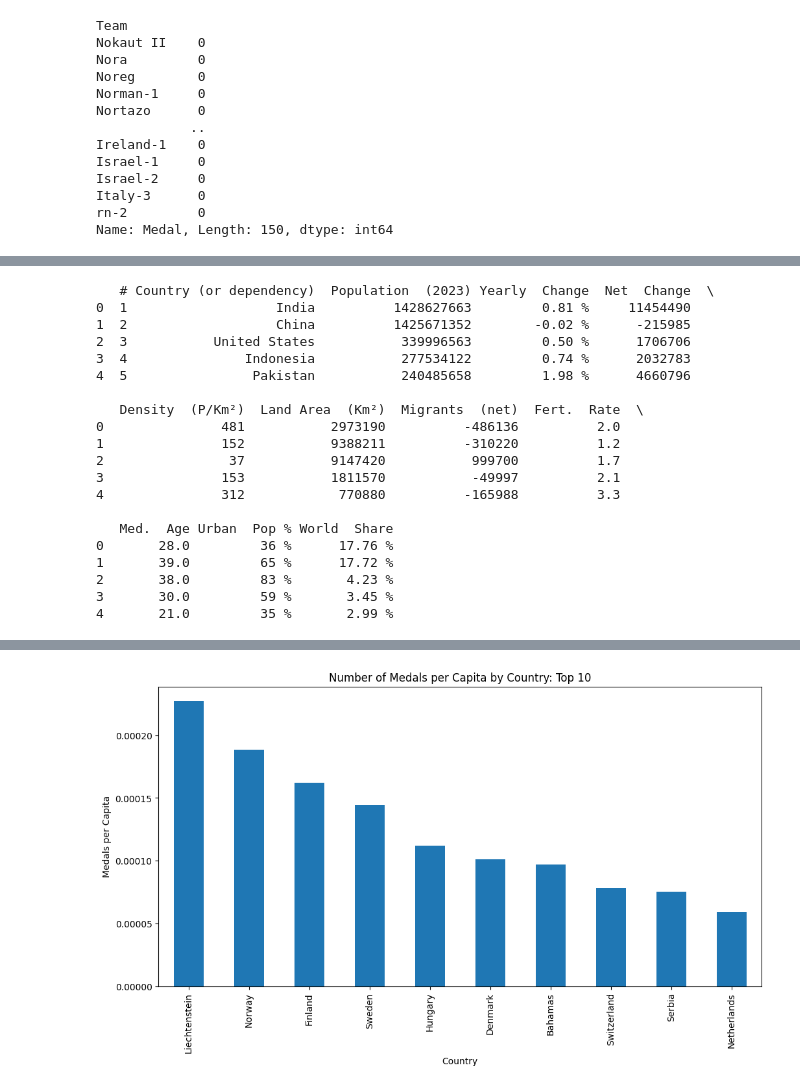
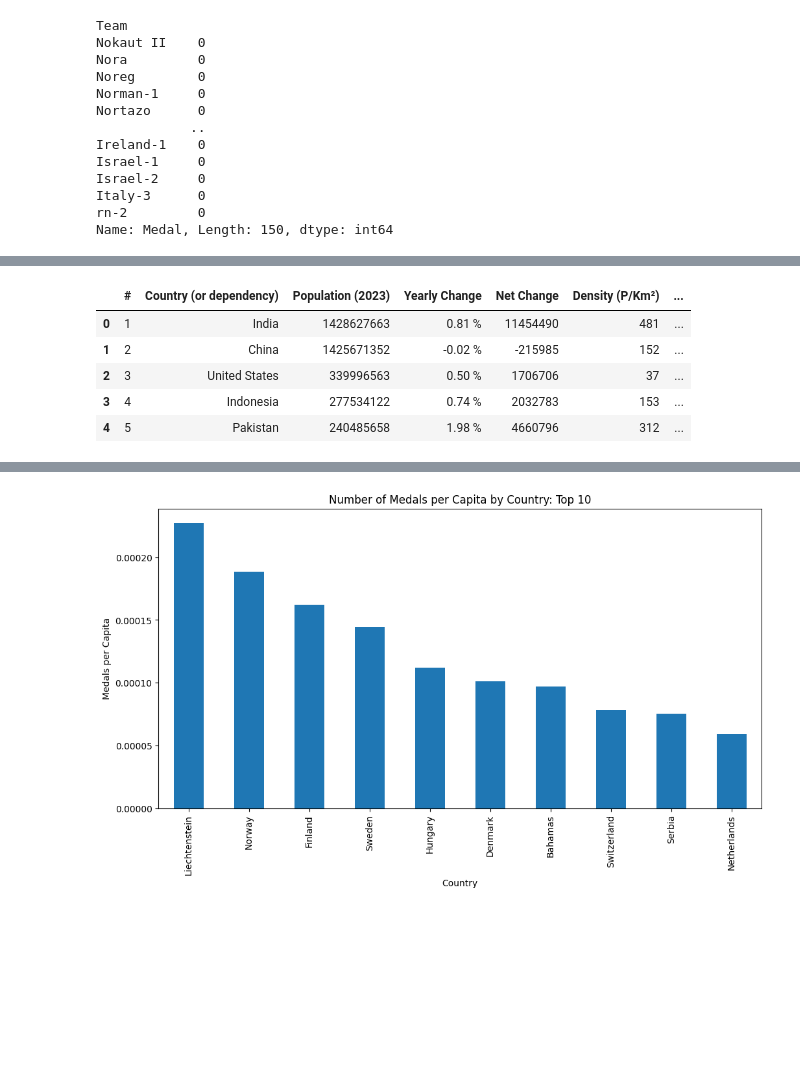
Before and after one commit to TobiasEnglund/Projekt-OS-Italien, a Jupyter notebook: Uppgift_0.ipynb, the cells around one changed output, grey strips where cells are left out. Saved outputs shown, nothing was run; the diff lists cells and outputs as text; code cells hidden in the pictures; blank space fills up the shorter version.

```diff
--- a/Uppgift_0.ipynb
+++ b/Uppgift_0.ipynb
@@ -338,29 +335,15 @@ athlete_events.head(5)
 # %%
 # Import population by country data
 
 url = 'https://www.worldometers.info/world-population/population-by-country/'
 tables = pd.read_html(url)
 df = tables[0]
-print(df.head(5))
+df.head(5)
 # %% [output]
-   # Country (or dependency)  Population  (2023) Yearly  Change  Net  Change  \
-0  1                   India          1428627663         0.81 %     11454490
-1  2                   China          1425671352        -0.02 %      -215985
-2  3           United States           339996563         0.50 %      1706706
-3  4               Indonesia           277534122         0.74 %      2032783
-4  5                Pakistan           240485658         1.98 %      4660796
-
-   Density  (P/Km²)  Land Area  (Km²)  Migrants  (net)  Fert.  Rate  \
-0               481           2973190          -486136          2.0
-1               152           9388211          -310220          1.2
-2                37           9147420           999700          1.7
-3               153           1811570           -49997          2.1
-4               312            770880          -165988          3.3
-
-   Med.  Age Urban  Pop % World  Share
-0       28.0         36 %      17.76 %
-1       39.0         65 %      17.72 %
-2       38.0         83 %       4.23 %
-3       30.0         59 %       3.45 %
-4       21.0         35 %       2.99 %
+|  | # | Country (or dependency) | Population (2023) | Yearly Change | Net Change | Density (P/Km²) | ... |
+| 0 | 1 | India | 1428627663 | 0.81 % | 11454490 | 481 | ... |
+| 1 | 2 | China | 1425671352 | -0.02 % | -215985 | 152 | ... |
+| 2 | 3 | United States | 339996563 | 0.50 % | 1706706 | 37 | ... |
+| 3 | 4 | Indonesia | 277534122 | 0.74 % | 2032783 | 153 | ... |
+| 4 | 5 | Pakistan | 240485658 | 1.98 % | 4660796 | 312 | ... |
 # %%
```
Also changed, not shown: parts of 2 cells of this notebook.
